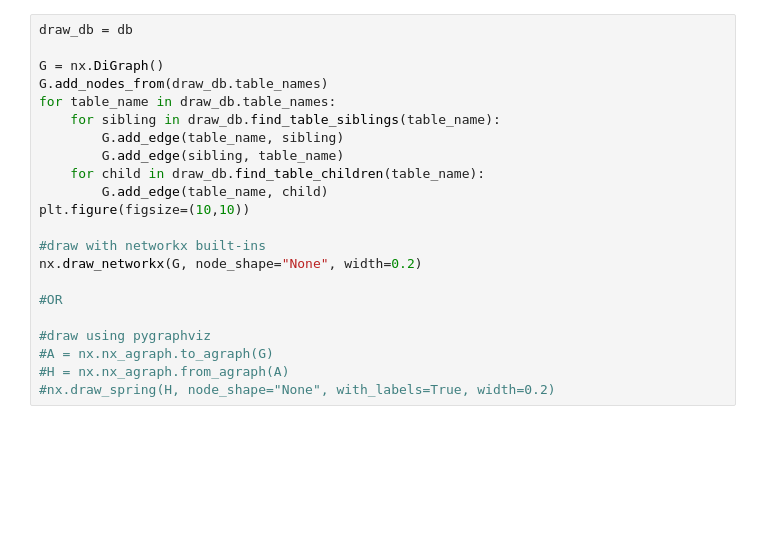
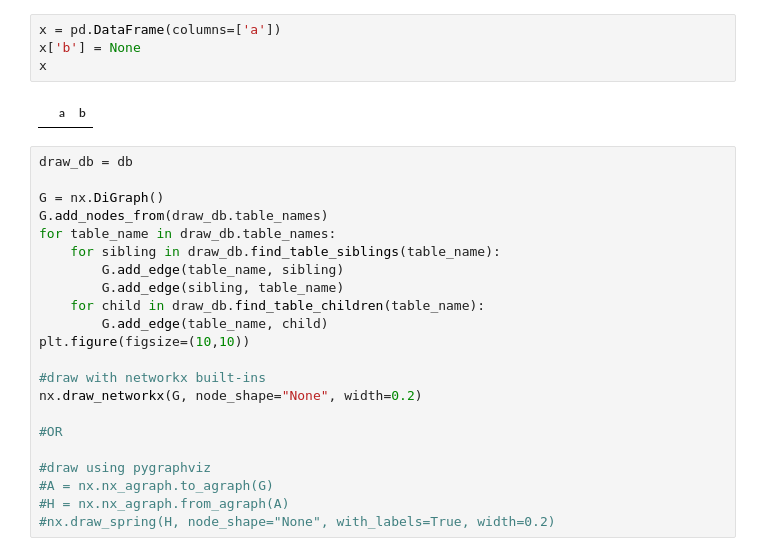
Before and after one commit to sareeneng/cohort-visualization, a Jupyter notebook: scratch.ipynb, the cells around one changed output. Cells and saved outputs as stored; diff of their text form; blank space fills up the shorter version.

```diff
--- a/scratch.ipynb
+++ b/scratch.ipynb
@@ -94,3 +123,9 @@ df_t
+# %%
+x = pd.DataFrame(columns=['a'])
+x['b'] = None
+x
+# %% [output]
+|  | a | b |
 # %%
 draw_db = db
 
```
Also changed, not shown: parts of 19 cells of this notebook, 3 other files.
